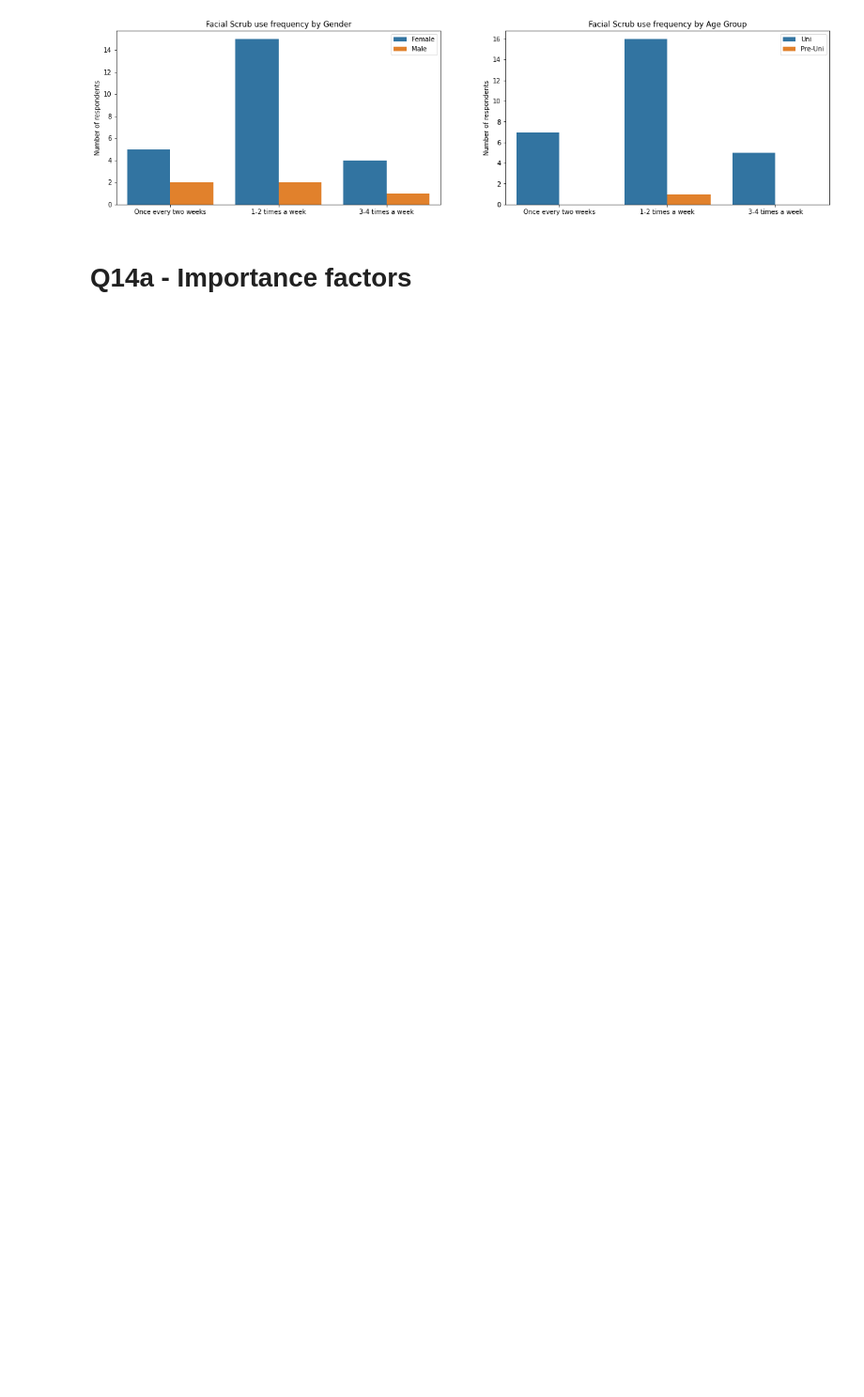
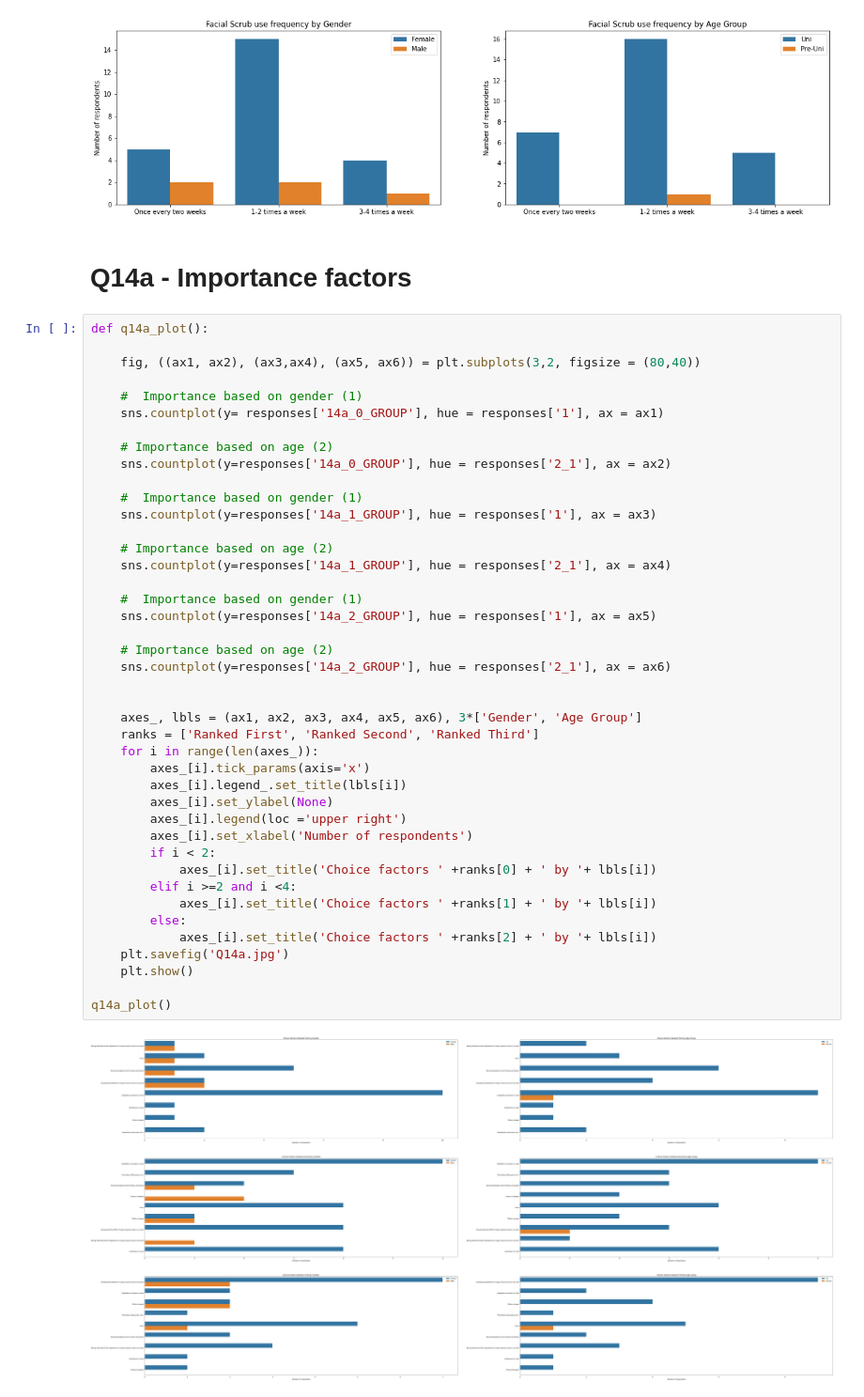
Before and after one commit to Tat-sheng/fsp, a Jupyter notebook: Survey Visualisation.ipynb, the cells around one changed output. Shown at 94% size. Drawn from its saved outputs; the diff is of its cells as text; blank space fills up the shorter version.

```diff
--- a/Survey Visualisation.ipynb
+++ b/Survey Visualisation.ipynb
@@ -262,3 +264,47 @@ q13a_plot()
 [figure]
 # %% [markdown]
 # Q14a - Importance factors
+# %%
+def q14a_plot():
+
+    fig, ((ax1, ax2), (ax3,ax4), (ax5, ax6)) = plt.subplots(3,2, figsize = (80,40))
+
+    #  Importance based on gender (1)
+    sns.countplot(y= responses['14a_0_GROUP'], hue = responses['1'], ax = ax1)
+
+    # Importance based on age (2)
+    sns.countplot(y=responses['14a_0_GROUP'], hue = responses['2_1'], ax = ax2)
+
+    #  Importance based on gender (1)
+    sns.countplot(y=responses['14a_1_GROUP'], hue = responses['1'], ax = ax3)
+
+    # Importance based on age (2)
+    sns.countplot(y=responses['14a_1_GROUP'], hue = responses['2_1'], ax = ax4)
+
+    #  Importance based on gender (1)
+    sns.countplot(y=responses['14a_2_GROUP'], hue = responses['1'], ax = ax5)
+
+    # Importance based on age (2)
+    sns.countplot(y=responses['14a_2_GROUP'], hue = responses['2_1'], ax = ax6)
+
+
+    axes_, lbls = (ax1, ax2, ax3, ax4, ax5, ax6), 3*['Gender', 'Age Group']
+    ranks = ['Ranked First', 'Ranked Second', 'Ranked Third']
+    for i in range(len(axes_)):
+        axes_[i].tick_params(axis='x')
+        axes_[i].legend_.set_title(lbls[i])
+        axes_[i].set_ylabel(None)
+        axes_[i].legend(loc ='upper right')
+        axes_[i].set_xlabel('Number of respondents')
+        if i < 2:
+            axes_[i].set_title('Choice factors ' +ranks[0] + ' by '+ lbls[i])
+        elif i >=2 and i <4:
+            axes_[i].set_title('Choice factors ' +ranks[1] + ' by '+ lbls[i])
+        else:
+            axes_[i].set_title('Choice factors ' +ranks[2] + ' by '+ lbls[i])
+    plt.savefig('Q14a.jpg')
+    plt.show()
+
+q14a_plot()
+# %% [output]
+[figure, added]
```
Also changed, not shown: parts of 7 cells of this notebook.
